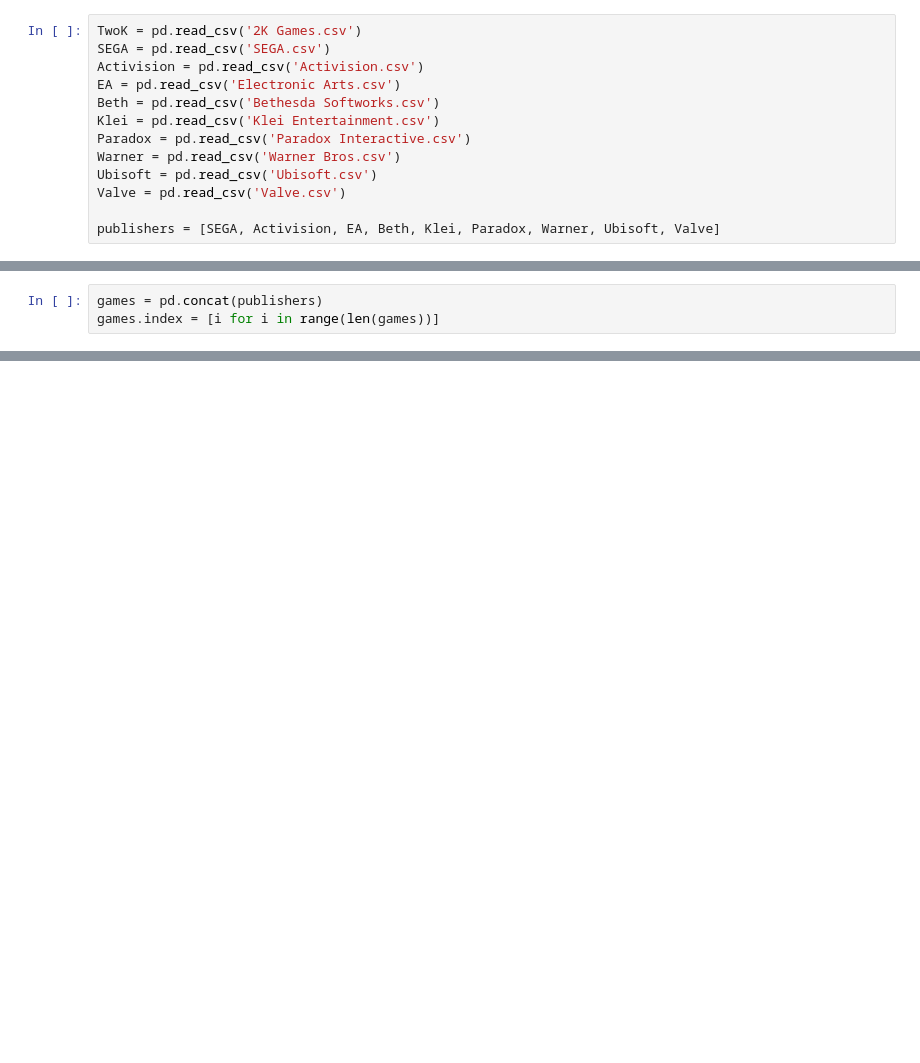
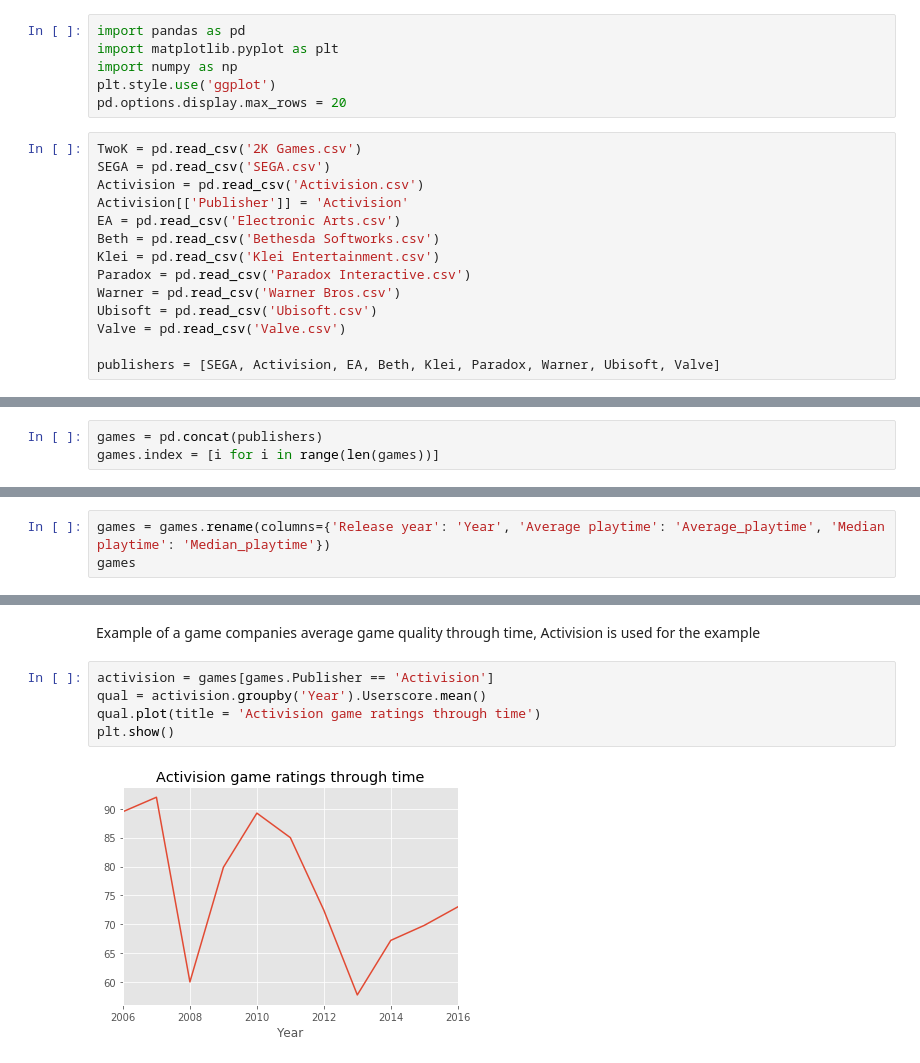
Before and after one commit to tinemakovecki/popular_video_games, a Jupyter notebook: By_Publisher.ipynb, the cells around one changed output, grey strips where cells are left out. Saved outputs shown, nothing was run; the diff lists cells and outputs as text; blank space fills up the shorter version.

```diff
--- a/By_Publisher.ipynb
+++ b/By_Publisher.ipynb
@@ -5,7 +3,14 @@ import pandas as pd
+# %%
+import pandas as pd
+import matplotlib.pyplot as plt
+import numpy as np
+plt.style.use('ggplot')
+pd.options.display.max_rows = 20
 # %%
 TwoK = pd.read_csv('2K Games.csv')
 SEGA = pd.read_csv('SEGA.csv')
 Activision = pd.read_csv('Activision.csv')
+Activision[['Publisher']] = 'Activision'
 EA = pd.read_csv('Electronic Arts.csv')
 Beth = pd.read_csv('Bethesda Softworks.csv')
 Klei = pd.read_csv('Klei Entertainment.csv')
@@ -61,0 +30,3 @@ Name: Release year, dtype: float64
+# %%
+games = games.rename(columns={'Release year': 'Year', 'Average playtime': 'Average_playtime', 'Median playtime': 'Median_playtime'})
+games
@@ -61,0 +79,9 @@ Name: Release year, dtype: float64
+# %% [markdown]
+Example of a game companies average game quality through time, Activision is used for the example
+# %%
+activision = games[games.Publisher == 'Activision']
+qual = activision.groupby('Year').Userscore.mean()
+qual.plot(title = 'Activision game ratings through time')
+plt.show()
+# %% [output]
+[figure, added]
```
Also changed, not shown: parts of 15 cells of this notebook, 12 other files.
